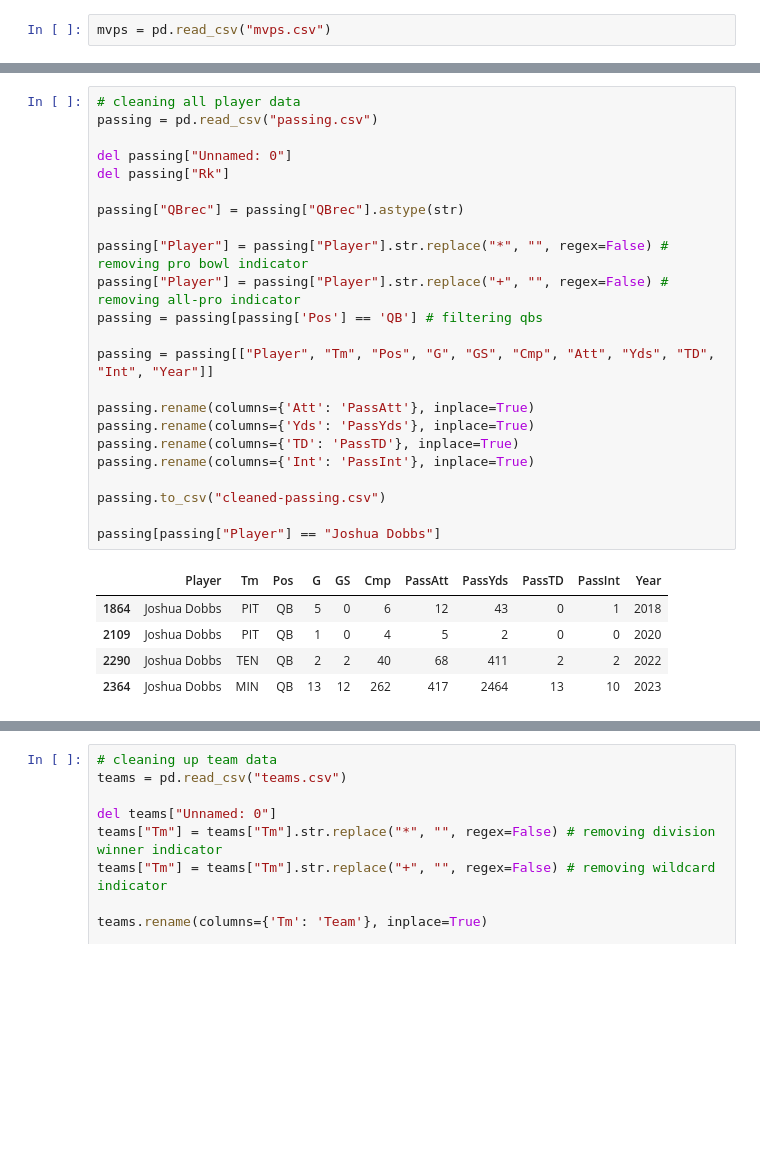
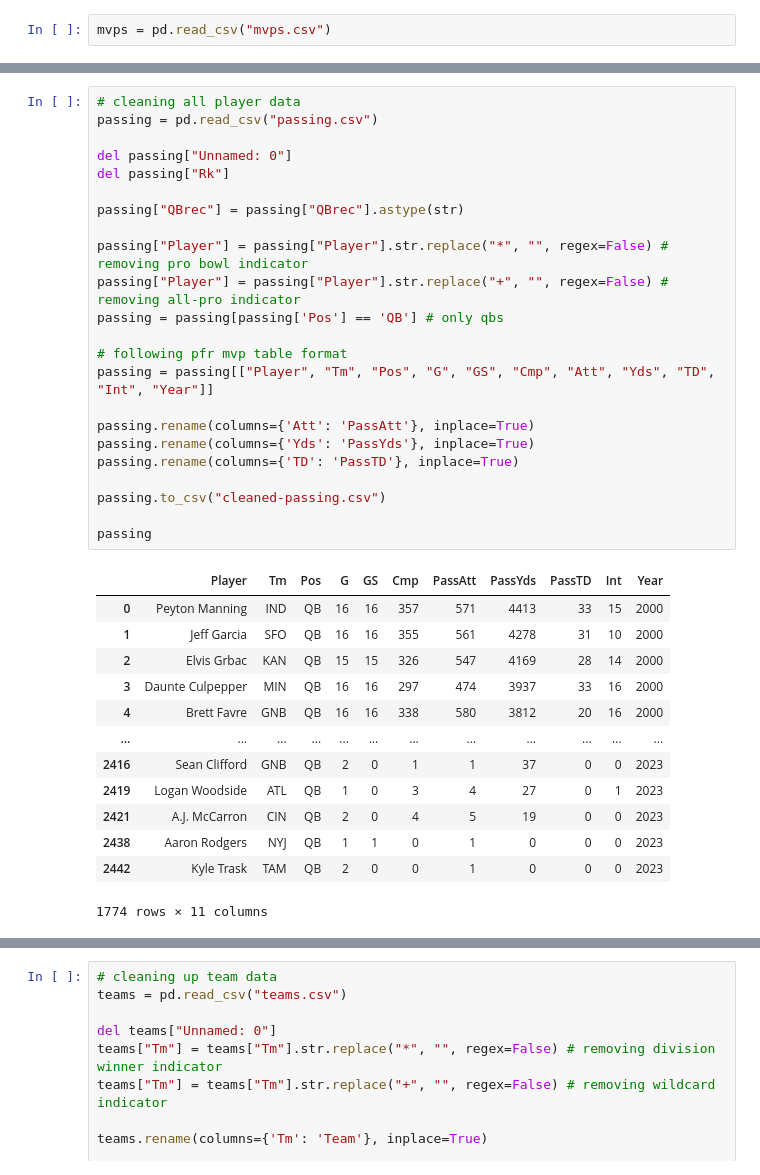
Before and after one commit to benjermanloo1/nfl-mvp-predictor, a Jupyter notebook: data-cleaning.ipynb, the cells around one changed output, grey strips where cells are left out. Drawn from its saved outputs; the diff is of its cells as text; blank space fills up the shorter version.

```diff
--- a/data-cleaning.ipynb
+++ b/data-cleaning.ipynb
@@ -30,32 +100,40 @@ mvps
 # %%
 # cleaning all player data
 passing = pd.read_csv("passing.csv")
 
 del passing["Unnamed: 0"]
 del passing["Rk"]
 
 passing["QBrec"] = passing["QBrec"].astype(str)
 
 passing["Player"] = passing["Player"].str.replace("*", "", regex=False) # removing pro bowl indicator
 passing["Player"] = passing["Player"].str.replace("+", "", regex=False) # removing all-pro indicator
-passing = passing[passing['Pos'] == 'QB'] # filtering qbs
+passing = passing[passing['Pos'] == 'QB'] # only qbs
 
+# following pfr mvp table format
 passing = passing[["Player", "Tm", "Pos", "G", "GS", "Cmp", "Att", "Yds", "TD", "Int", "Year"]]
 
 passing.rename(columns={'Att': 'PassAtt'}, inplace=True)
 passing.rename(columns={'Yds': 'PassYds'}, inplace=True)
 passing.rename(columns={'TD': 'PassTD'}, inplace=True)
-passing.rename(columns={'Int': 'PassInt'}, inplace=True)
 
 passing.to_csv("cleaned-passing.csv")
 
-passing[passing["Player"] == "Joshua Dobbs"]
+passing
 # %% [output]
-|  | Player | Tm | Pos | G | GS | Cmp | PassAtt | PassYds | PassTD | PassInt | Year |
-| 1864 | Joshua Dobbs | PIT | QB | 5 | 0 | 6 | 12 | 43 | 0 | 1 | 2018 |
-| 2109 | Joshua Dobbs | PIT | QB | 1 | 0 | 4 | 5 | 2 | 0 | 0 | 2020 |
-| 2290 | Joshua Dobbs | TEN | QB | 2 | 2 | 40 | 68 | 411 | 2 | 2 | 2022 |
-| 2364 | Joshua Dobbs | MIN | QB | 13 | 12 | 262 | 417 | 2464 | 13 | 10 | 2023 |
+|  | Player | Tm | Pos | G | GS | Cmp | PassAtt | PassYds | PassTD | Int | Year |
+| 0 | Peyton Manning | IND | QB | 16 | 16 | 357 | 571 | 4413 | 33 | 15 | 2000 |
+| 1 | Jeff Garcia | SFO | QB | 16 | 16 | 355 | 561 | 4278 | 31 | 10 | 2000 |
+| 2 | Elvis Grbac | KAN | QB | 15 | 15 | 326 | 547 | 4169 | 28 | 14 | 2000 |
+| 3 | Daunte Culpepper | MIN | QB | 16 | 16 | 297 | 474 | 3937 | 33 | 16 | 2000 |
+| 4 | Brett Favre | GNB | QB | 16 | 16 | 338 | 580 | 3812 | 20 | 16 | 2000 |
+| ... | ... | ... | ... | ... | ... | ... | ... | ... | ... | ... | ... |
+| 2416 | Sean Clifford | GNB | QB | 2 | 0 | 1 | 1 | 37 | 0 | 0 | 2023 |
+| 2419 | Logan Woodside | ATL | QB | 1 | 0 | 3 | 4 | 27 | 0 | 1 | 2023 |
+| 2421 | A.J. McCarron | CIN | QB | 2 | 0 | 4 | 5 | 19 | 0 | 0 | 2023 |
+| 2438 | Aaron Rodgers | NYJ | QB | 1 | 1 | 0 | 1 | 0 | 0 | 0 | 2023 |
+| 2442 | Kyle Trask | TAM | QB | 2 | 0 | 0 | 1 | 0 | 0 | 0 | 2023 |
+1774 rows × 11 columns
 # %%
 receiving = pd.read_csv("receiving.csv")
 
```
Also changed, not shown: parts of 11 cells of this notebook, 2 other files.
